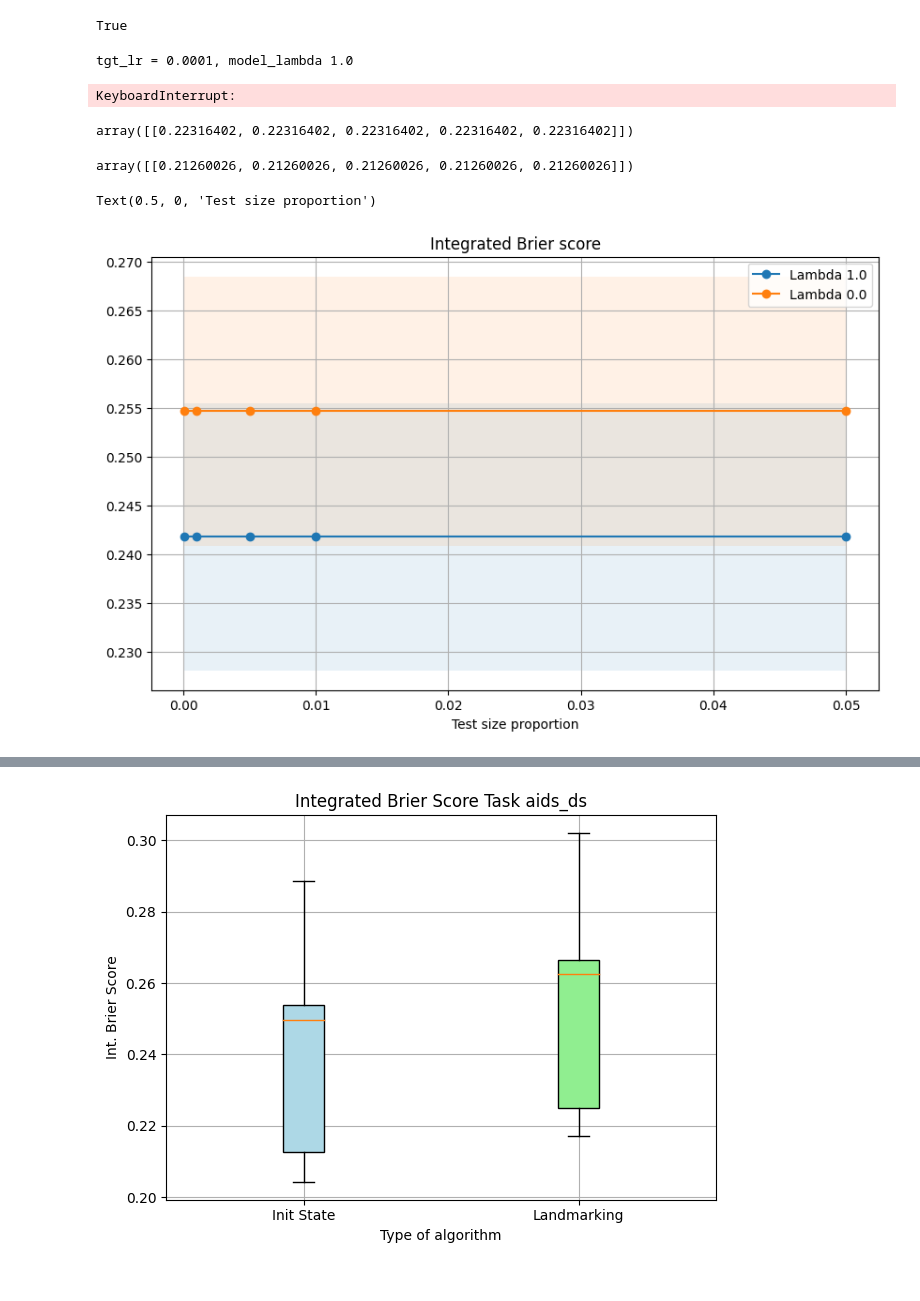
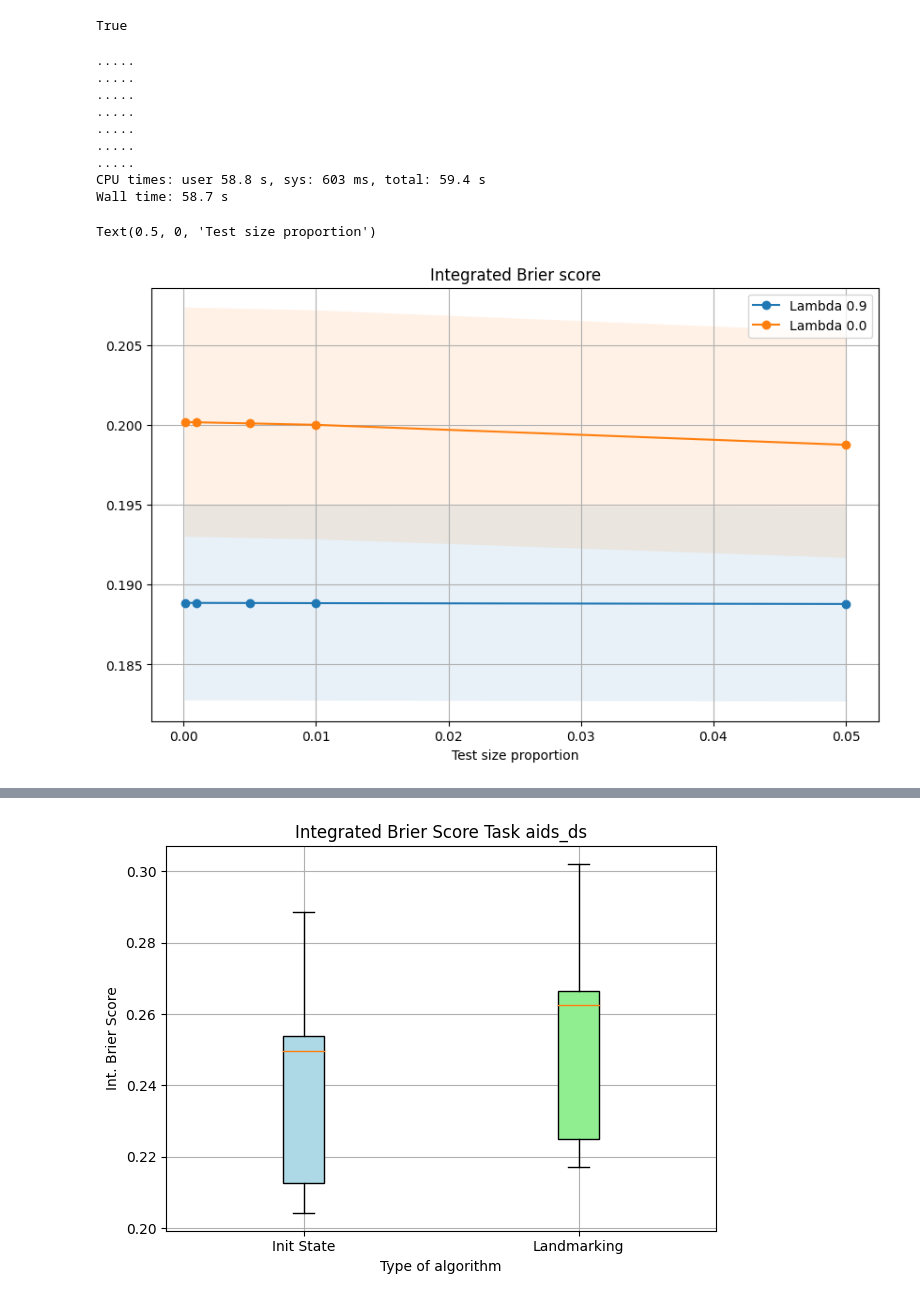
Before and after one commit to marianaw/deeptcsr, a Jupyter notebook: notebooks/deep_sa_single_task.ipynb, the cells around one changed output, grey strips where cells are left out. Drawn from its saved outputs; the diff is of its cells as text; code cells hidden in the pictures.

Commit message:
Updated plots in deepTCSR for aids dataset

```diff
--- a/notebooks/deep_sa_single_task.ipynb
+++ b/notebooks/deep_sa_single_task.ipynb
@@ -39,7 +39,7 @@ def get_masks_initstate_ibs(h, n):
 # %%
 %%time
 
-num_exps = 1
+num_exps = 7
 sizes = [.2]
 size = sizes[0]
 tgt_lrs = [.0001, .001, .005, .01, .05]
@@ -54,14 +54,11 @@ for fold in range(num_exps):
     for i, tgt_lr in enumerate(tgt_lrs):
         config['target_lr'] = tgt_lr
 
-        # print(".", end="")
-        print('tgt_lr = {}'.format(tgt_lr), end=", ")
-
+        print(".", end="")
 
         # Landmarking.
-        config['lambda_'] = 1.0
+        config['lambda_'] = .9
         model = DeepLambdaSA(config, seed=fold)
-        print('model_lambda', model.lambda_)
 
         train_gen, test_gen = model.get_train_test(test_size=size)
         seqs = test_gen.X
@@ -72,7 +69,6 @@ for fold in range(num_exps):
         surv = model.survival_curve(seqs)
         bs_1[fold, i] = model.integrated_brier_score(surv[:,0], ts, cs)
         beta = model.state.params['cox_linear_model']['beta']
-        print(beta)
         scores = score(beta, seqs[:,0])
         ci_1[fold, i] = concordance_index(scores, ts, cs)
 
@@ -89,37 +85,33 @@ for fold in range(num_exps):
         surv = model.survival_curve(seqs)
         bs_0[fold, i] = model.integrated_brier_score(surv[:,0], ts, cs)
         beta = model.state.params['cox_linear_model']['beta']
-        print('---')
-        print('model_lambda', model.lambda_)
-        print(beta)
         scores = score(beta, seqs[:,0])
         ci_0[fold, i] = concordance_index(scores, ts, cs)
 
     print()
 # %% [output]
-tgt_lr = 0.0001, model_lambda 1.0
+.....
+.....
+.....
+.....
+.....
+.....
+.....
+CPU times: user 58.8 s, sys: 603 ms, total: 59.4 s
+Wall time: 58.7 s
-KeyboardInterrupt:
-# %%
-bs_0
-# %% [output]
-array([[0.22316402, 0.22316402, 0.22316402, 0.22316402, 0.22316402]])
-# %%
-bs_1
-# %% [output]
-array([[0.21260026, 0.21260026, 0.21260026, 0.21260026, 0.21260026]])
 # %%
 fig, ax = plt.subplots(figsize=(10, 6))
 
-for res, label in ((res2_is, "Lambda 1.0"), (res2_lm, "Lambda 0.0")):
+for res, label in ((bs_1, "Lambda 0.9"), (bs_0, "Lambda 0.0")):
     mean = res.mean(axis=0)
     std = res.std(axis=0) / np.sqrt(num_exps)
     ax.plot(tgt_lrs, mean, marker="o", label=label)
     ax.fill_between(tgt_lrs, mean - std, mean + std, alpha=0.1)
 
 ax.legend()
 ax.grid()
 ax.set_title("Integrated Brier score")
 ax.set_xlabel("Test size proportion")
 # %% [output]
 Text(0.5, 0, 'Test size proportion')
-[figure, old version]
+[figure, new version]
```
Also changed, not shown: parts of 10 cells of this notebook, 1 other file.
